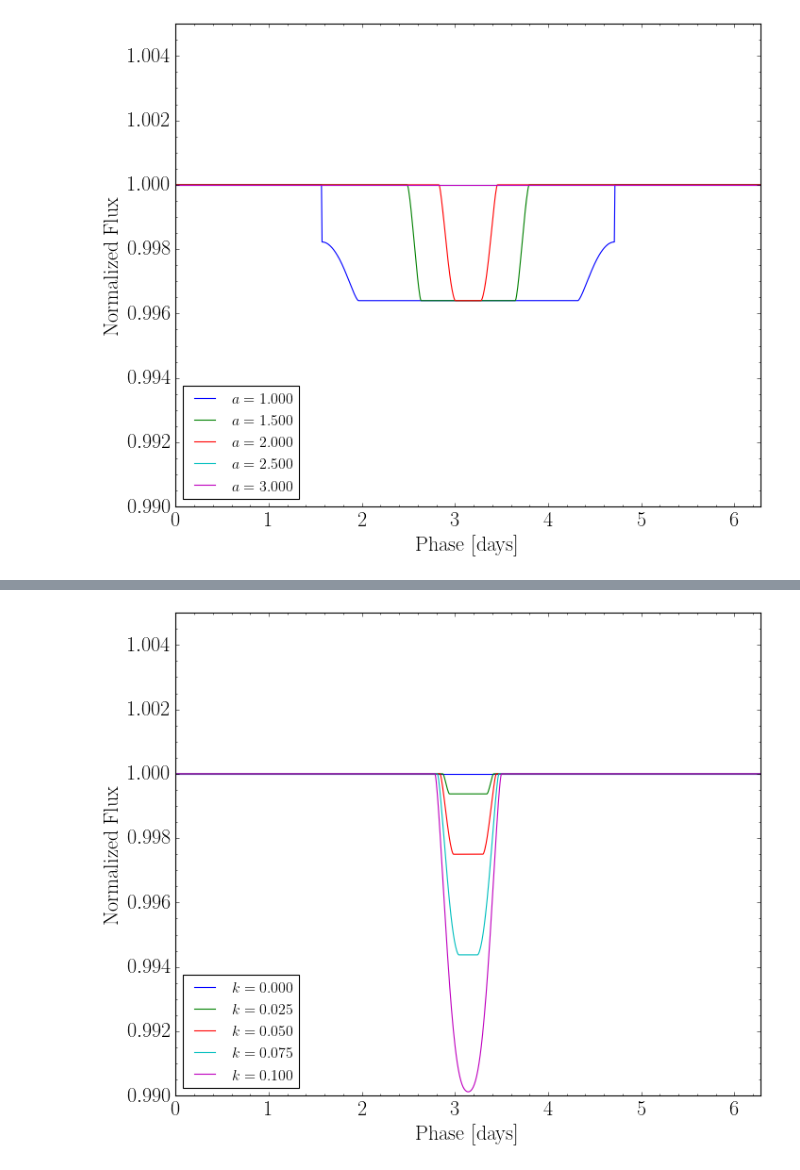
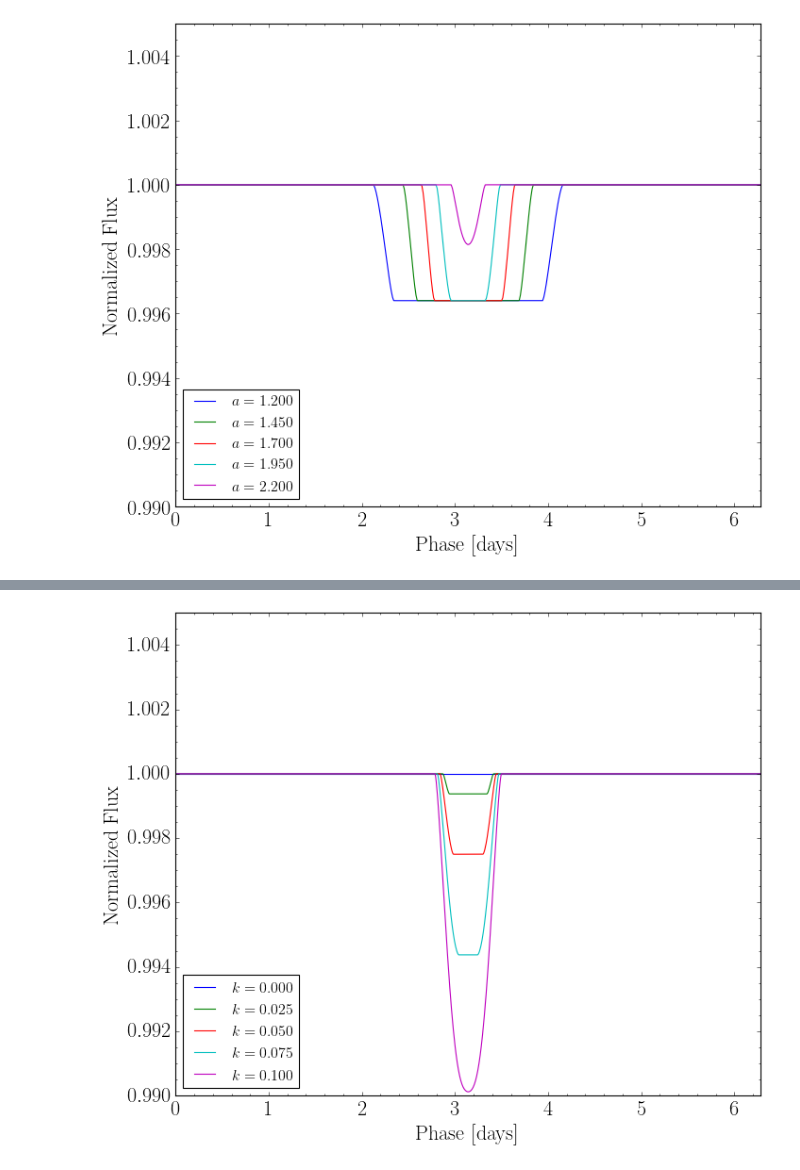
Before and after one commit to hdelgad9/astr597_exo, a Jupyter notebook: HW_2/transit_model.ipynb, the cells around one changed output, grey strips where cells are left out. Drawn from its saved outputs; the diff is of its cells as text; code cells hidden in the pictures.

Commit message:
Add files via upload
wrote up 1 + 2
still need to write up 3, embed figure in problem 1

```diff
--- a/HW_2/transit_model.ipynb
+++ b/HW_2/transit_model.ipynb
@@ -28,0 +95,16 @@ body without limb-darkening.
+# %%
+def blockedArea(d, k):
+    """
+    Compute fraction of blocked area during ingress/egress
+    d  : sky separation between planet and star [Rs]
+    k  : radius ratio Rp/Rs
+    """
+    u = (d**2 + 1 - k**2)/(2*d)
+    v = (d**2 + k**2 - 1)/(2*d*k)
+
+    A1 = k**2 * np.arccos(v)
+    A2 = np.arccos(u)
+    A3 = k**2 * v * np.sqrt(1 - v**2)
+    A4 = u * np.sqrt(1 - u**2)
+
+    return A1 + A2 - A3 - A4
@@ -120,19 +218,19 @@ plt.show()
 # %%
 plt.figure(figsize=[10,8])
-for a in np.linspace(1,3,5):
+for a in np.linspace(1.2,2.2,5):
     k = .06
     i = 1.1
     t0 = math.pi/2
     P = 2*math.pi
     model_flux = transitFlux(tarr, k, a, i, t0, P, F0=1)
     plt.plot(tarr, model_flux, label=r'$a=%.3f$'%(a))
 plt.ylim(0.99,1.005)
 plt.xlim(0,P)
 plt.legend(loc=3)
 plt.xlabel('Phase [days]', fontsize=20)
 plt.ylabel(r'Normalized Flux', fontsize=20)
 plt.ticklabel_format(useOffset=False)
 plt.minorticks_on()
 plt.show()
 # %% [output]
-[figure, old version]
+[figure, new version]
```
Also changed, not shown: parts of 15 cells of this notebook.
